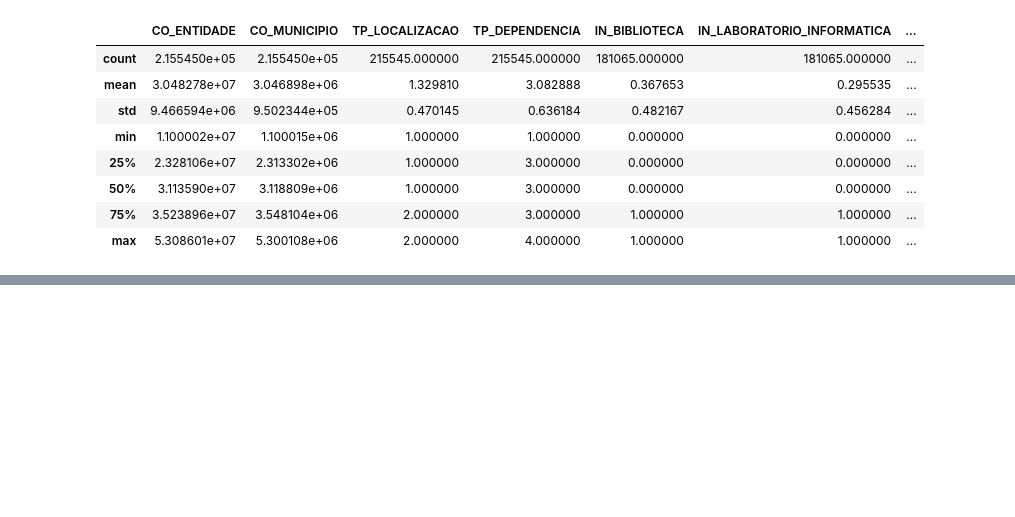
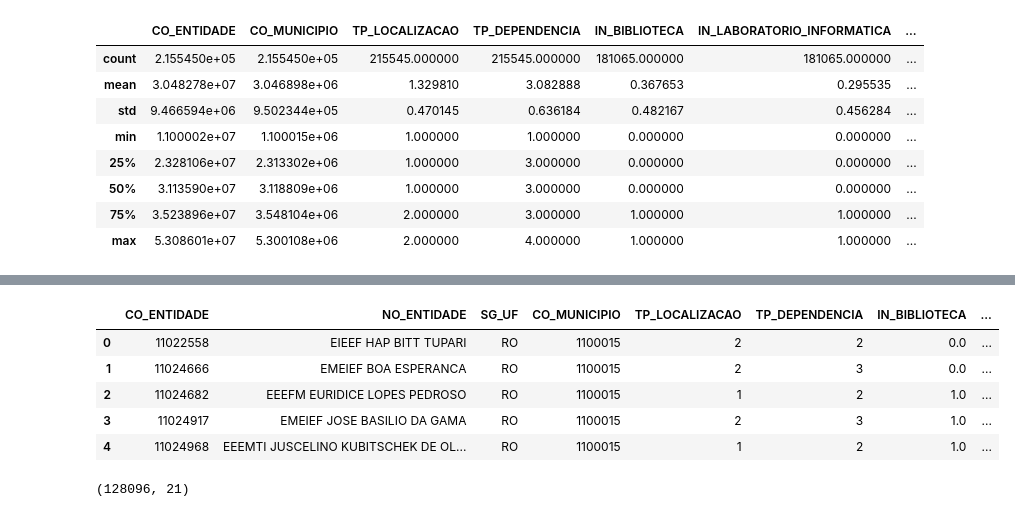
Before and after one commit to joaoestella/brazil-school-dropout-analysis, a Jupyter notebook: notebooks/01_data_loading_and_cleaning.ipynb, the cells around one changed output, grey strips where cells are left out. Saved outputs shown, nothing was run; the diff lists cells and outputs as text; code cells hidden in the pictures; blank space fills up the shorter version.

Commit message:
feat: merge census and school performance datasets and create final analysis dataset

```diff
--- a/notebooks/01_data_loading_and_cleaning.ipynb
+++ b/notebooks/01_data_loading_and_cleaning.ipynb
@@ -399,0 +408,4 @@ df_censo_clean.describe()
+# %%
+# Substituindo valores inválidos do Censo Escolar
+
+df_censo_clean = df_censo_clean.replace(88888, np.nan)
@@ -399,0 +439,20 @@ df_censo_clean.describe()
+# %%
+df_final = pd.merge(
+    df_censo_clean,
+    df_taxa_rendimento[['CO_ENTIDADE', 'taxa_abandono']],
+    on='CO_ENTIDADE',
+    how='inner'
+)
+
+df_final.head()
+# %% [output]
+|  | CO_ENTIDADE | NO_ENTIDADE | SG_UF | CO_MUNICIPIO | TP_LOCALIZACAO | TP_DEPENDENCIA | IN_BIBLIOTECA | ... |
+| 0 | 11022558 | EIEEF HAP BITT TUPARI | RO | 1100015 | 2 | 2 | 0.0 | ... |
+| 1 | 11024666 | EMEIEF BOA ESPERANCA | RO | 1100015 | 2 | 3 | 0.0 | ... |
+| 2 | 11024682 | EEEFM EURIDICE LOPES PEDROSO | RO | 1100015 | 1 | 2 | 1.0 | ... |
+| 3 | 11024917 | EMEIEF JOSE BASILIO DA GAMA | RO | 1100015 | 2 | 3 | 1.0 | ... |
+| 4 | 11024968 | EEEMTI JUSCELINO KUBITSCHEK DE OL... | RO | 1100015 | 1 | 2 | 1.0 | ... |
+# %%
+df_final.shape
+# %% [output]
+(128096, 21)
```
Also changed, not shown: parts of 6 cells of this notebook, 1 other file.
